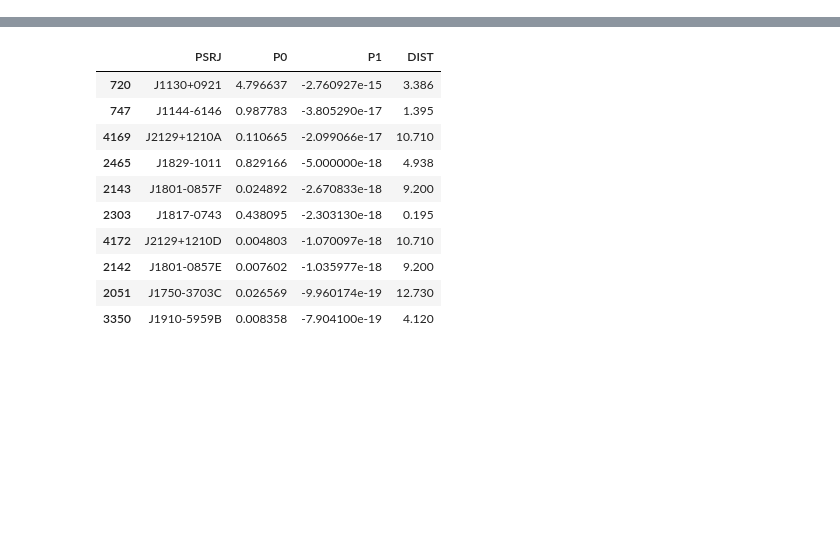
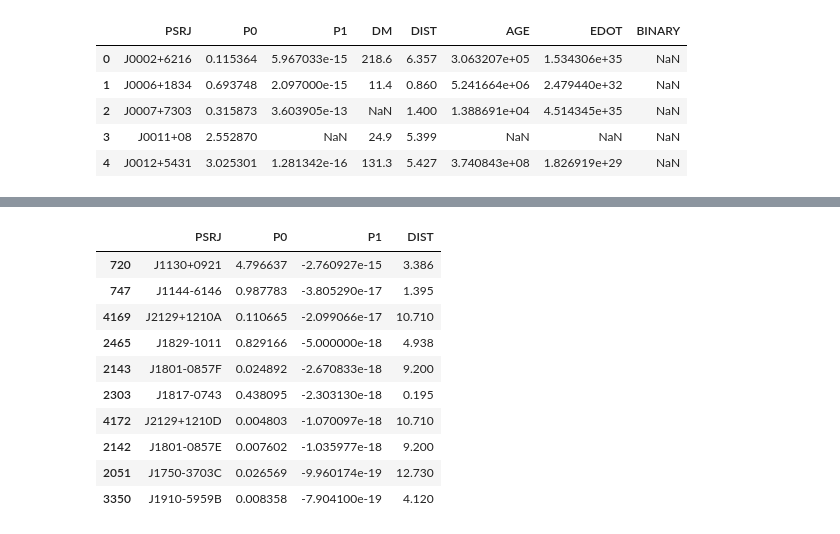
Before and after one commit to kva99kva-eng/pulsar, a Jupyter notebook: notebooks/02_exploratory_analysis.ipynb, the cells around one changed output, grey strips where cells are left out. Drawn from its saved outputs; the diff is of its cells as text; code cells hidden in the pictures; blank space fills up the shorter version.

```diff
--- a/notebooks/02_exploratory_analysis.ipynb
+++ b/notebooks/02_exploratory_analysis.ipynb
@@ -22,3 +27,26 @@ RuntimeWarning: invalid value encountered in multiply
+# %%
+selected_columns = [
+    "PSRJ",
+    "P0",
+    "P1",
+    "DM",
+    "DIST",
+    "AGE",
+    "EDOT",
+    "BINARY",
+]
+
+available_columns = [col for col in selected_columns if col in df.columns]
+df_selected = df[available_columns].copy()
+
+df_selected.head()
+# %% [output]
+|  | PSRJ | P0 | P1 | DM | DIST | AGE | EDOT | BINARY |
+| 0 | J0002+6216 | 0.115364 | 5.967033e-15 | 218.6 | 6.357 | 3.063207e+05 | 1.534306e+35 | NaN |
+| 1 | J0006+1834 | 0.693748 | 2.097000e-15 | 11.4 | 0.860 | 5.241664e+06 | 2.479440e+32 | NaN |
+| 2 | J0007+7303 | 0.315873 | 3.603905e-13 | NaN | 1.400 | 1.388691e+04 | 4.514345e+35 | NaN |
+| 3 | J0011+08 | 2.552870 | NaN | 24.9 | 5.399 | NaN | NaN | NaN |
+| 4 | J0012+5431 | 3.025301 | 1.281342e-16 | 131.3 | 5.427 | 3.740843e+08 | 1.826919e+29 | NaN |
 # %%
 df.columns
 # %% [output]
```
Also changed, not shown: parts of 10 cells of this notebook, 2 other files.
